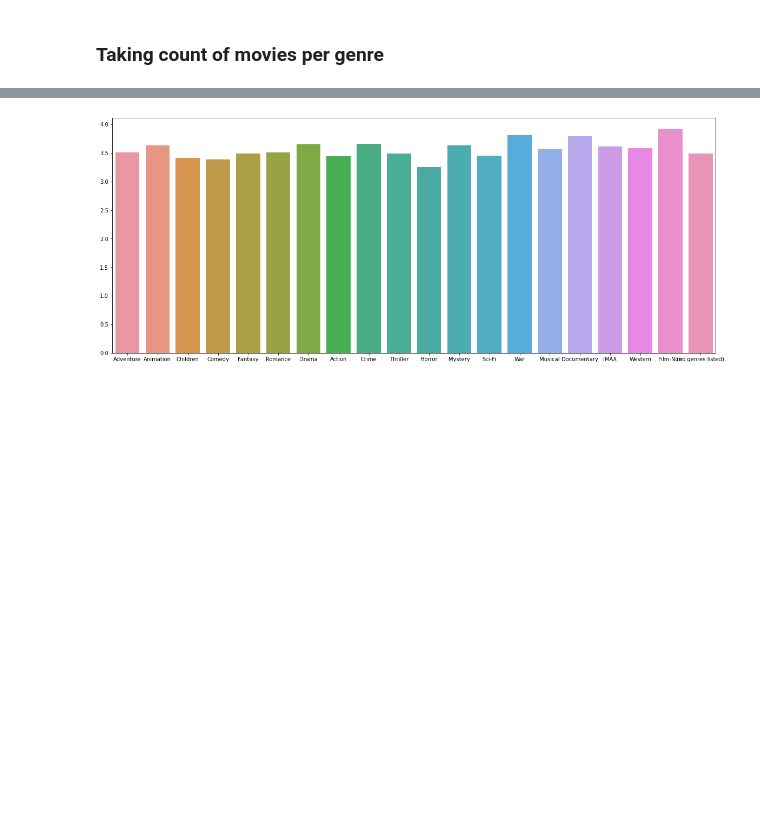
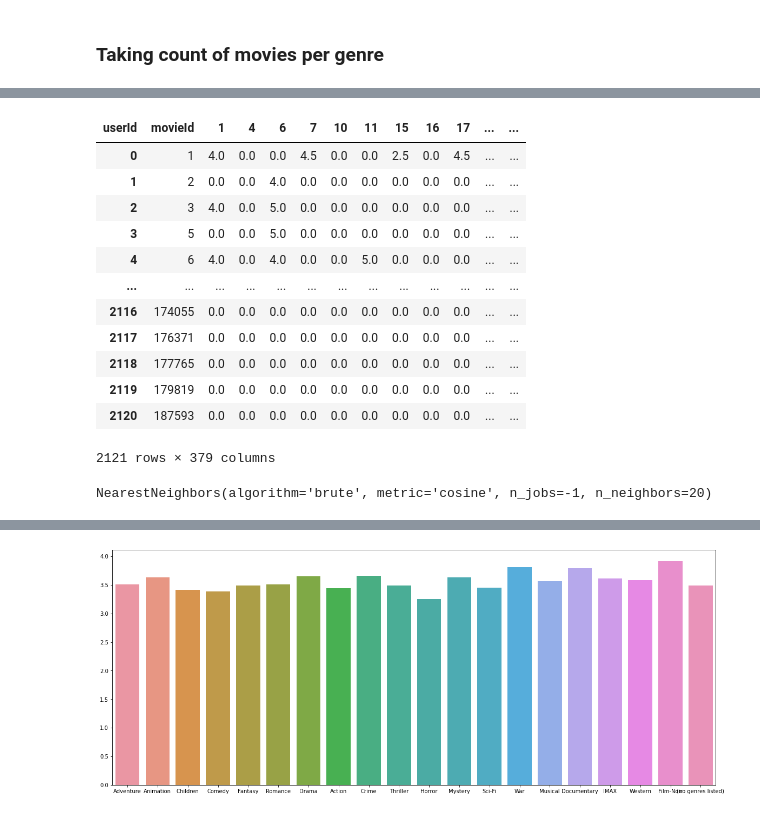
Before and after one commit to manvendra-07/ML-Project-RecommenderSystem, a Jupyter notebook: preprocess.ipynb, the cells around one changed output, grey strips where cells are left out. Cells and saved outputs as stored; diff of their text form; code cells hidden in the pictures; blank space fills up the shorter version.

```diff
--- a/preprocess.ipynb
+++ b/preprocess.ipynb
@@ -159,0 +319,24 @@ data.head()
+# %%
+csr_data = csr_matrix(df.values)
+df.reset_index(inplace=True)
+df.to_csv('pivot.csv')
+df
+# %% [output]
+| userId | movieId | 1 | 4 | 6 | 7 | 10 | 11 | 15 | 16 | 17 | ... | ... |
+| 0 | 1 | 4.0 | 0.0 | 0.0 | 4.5 | 0.0 | 0.0 | 2.5 | 0.0 | 4.5 | ... | ... |
+| 1 | 2 | 0.0 | 0.0 | 4.0 | 0.0 | 0.0 | 0.0 | 0.0 | 0.0 | 0.0 | ... | ... |
+| 2 | 3 | 4.0 | 0.0 | 5.0 | 0.0 | 0.0 | 0.0 | 0.0 | 0.0 | 0.0 | ... | ... |
+| 3 | 5 | 0.0 | 0.0 | 5.0 | 0.0 | 0.0 | 0.0 | 0.0 | 0.0 | 0.0 | ... | ... |
+| 4 | 6 | 4.0 | 0.0 | 4.0 | 0.0 | 0.0 | 5.0 | 0.0 | 0.0 | 0.0 | ... | ... |
+| ... | ... | ... | ... | ... | ... | ... | ... | ... | ... | ... | ... | ... |
+| 2116 | 174055 | 0.0 | 0.0 | 0.0 | 0.0 | 0.0 | 0.0 | 0.0 | 0.0 | 0.0 | ... | ... |
+| 2117 | 176371 | 0.0 | 0.0 | 0.0 | 0.0 | 0.0 | 0.0 | 0.0 | 0.0 | 0.0 | ... | ... |
+| 2118 | 177765 | 0.0 | 0.0 | 0.0 | 0.0 | 0.0 | 0.0 | 0.0 | 0.0 | 0.0 | ... | ... |
+| 2119 | 179819 | 0.0 | 0.0 | 0.0 | 0.0 | 0.0 | 0.0 | 0.0 | 0.0 | 0.0 | ... | ... |
+| 2120 | 187593 | 0.0 | 0.0 | 0.0 | 0.0 | 0.0 | 0.0 | 0.0 | 0.0 | 0.0 | ... | ... |
+2121 rows × 379 columns
+# %%
+knn = NearestNeighbors(metric='cosine', algorithm='brute', n_neighbors=20, n_jobs=-1)
+knn.fit(csr_data)
+# %% [output]
+NearestNeighbors(algorithm='brute', metric='cosine', n_jobs=-1, n_neighbors=20)
```
Also changed, not shown: parts of 30 cells of this notebook, 3 other files.
